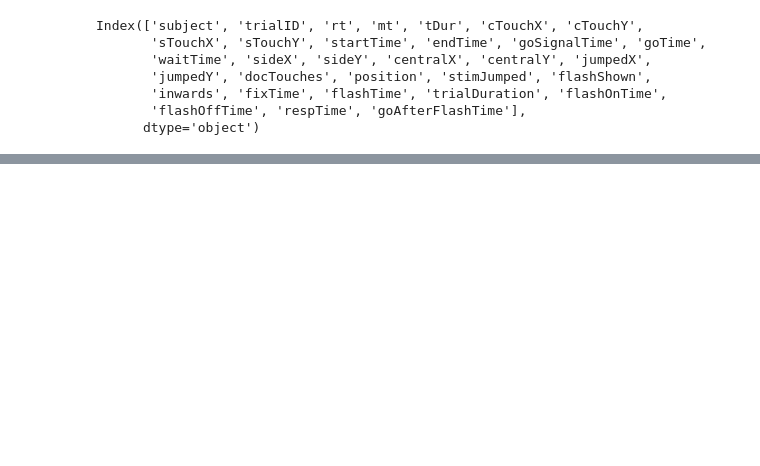
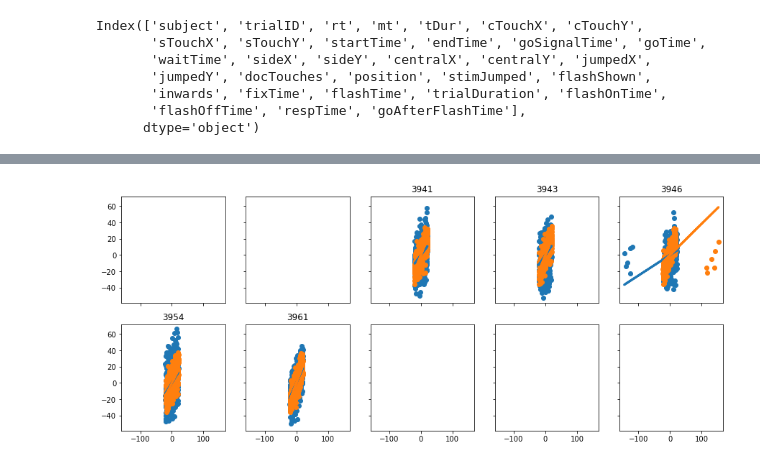
Before and after one commit to ClaraKuper/ManualInhibitionOnline, a Jupyter notebook: analysis/Sanity_Check.ipynb, the cells around one changed output, grey strips where cells are left out. Saved outputs shown, nothing was run; the diff lists cells and outputs as text; code cells hidden in the pictures; blank space fills up the shorter version.

```diff
--- a/analysis/Sanity_Check.ipynb
+++ b/analysis/Sanity_Check.ipynb
@@ -690,19 +806,0 @@ plt.scatter(df_serial['button0-x'], df_serial['button0-y'], label = 'button 0',
-# %%
-# center relative to the first dot
-# for serial trials
-
-# get the unique locations of the y button
-for yLoc in np.unique(df_serial['button0-y']):
-
-    # filter the data according to this values
-    yLocOn = df_serial['button0-y'] == yLoc
-
-    # get the mean value of this touch in the filtered data
-    meanX = np.mean(df_serial[df_serial['button0-y'] == yLoc][X_colnames[0]])
-    meanY = np.mean(df_serial[df_serial['button0-y'] == yLoc][Y_colnames[0]])
-
-    # loop through all columns and center them around this mean
-    for Xcol, Ycol in zip(X_colnames, Y_colnames):
-
-        df_serial.loc[yLocOn, Xcol] = df_serial[yLocOn][Xcol]-meanX
-        df_serial.loc[yLocOn, Ycol] = df_serial[yLocOn][Ycol]-meanY
@@ -1373,0 +807,79 @@ by Martin Rolfs: why are the error bars larger in the present condition than in
+# %%
+# Sanity check: the if touch coordinates are correlated with the position of each dot.
+
+# step 1: only data without a step
+df_nojump = df_serial[df_serial['stimJumped'] == 0.0]
+
+def check_touch_target_correlation(subjects, data):
+
+    """
+    check if the touch response correlates with the position of the dots on the screen
+    prints a plot with the correlation
+
+    INPUT:
+    subjects: a list of all subjects that participated
+    data: a pd dataframe of the component
+
+    OUTPUT:
+    None
+    """
+
+    # get the number of all subjects
+    nsubs = len(subjects)
+    # always plot 5 columns
+    plotcols = 5
+    # define the needed number of rows
+    plotrows = int(np.ceil(nsubs/plotcols))
+    # plot panels have size 3x3
+    size_per_panel = 3
+    # initialize the figure
+    fig_touch_target, axs_touch_target = plt.subplots(plotrows,plotcols, figsize = (size_per_panel * plotcols, size_per_panel * plotrows), sharex = True, sharey = True)
+
+    # loop through all subjects
+    for s_idx, s in enumerate(subjects):
+
+        try:
+
+            # filter the dataframe
+            sdf = data[data.subject == s].copy()
+
+            # step 1.1.: correct the y position with
+            sdf.loc[sdf.index, X_target_colnames] -= sdf[X_target_colnames].mean()
+            sdf.loc[sdf.index, Y_target_colnames] -= sdf[Y_target_colnames].mean()
+
+            sdf.loc[sdf.index, X_touch_colnames] -= sdf[X_touch_colnames].mean()
+            sdf.loc[sdf.index, Y_touch_colnames] -= sdf[Y_touch_colnames].mean()
+
+
+            # step 2: make a long list of the x positions
+            x_targets = pd.concat([sdf[x] for x in X_target_colnames], axis = 0, ignore_index = True)
+            y_targets = pd.concat([sdf[x] for x in Y_target_colnames], axis = 0, ignore_index = True)
+
+            x_touches = pd.concat([sdf[x] for x in X_touch_colnames], axis = 0, ignore_index = True)
+            y_touches = pd.concat([sdf[x] for x in Y_touch_colnames], axis = 0, ignore_index = True)
+
+            # step 3: plot the correlation between x position and x touch
+            axs_touch_target.flatten()[s_idx].scatter(x_targets, x_touches)
+            axs_touch_target.flatten()[s_idx].scatter(y_targets, y_touches)
+
+            # step 4: fit the regression
+            regr_X = linear_model.LinearRegression()
+            regr_X.fit(x_targets.values.reshape([-1,1]), x_touches.values.reshape([-1,1]))
+
+            regr_Y = linear_model.LinearRegression()
+            regr_Y.fit(y_targets.values.reshape([-1,1]), y_touches.values.reshape([-1,1]))
+
+            x_touches_pred = regr_X.predict(x_targets.values.reshape([-1,1]))
+            y_touches_pred = regr_Y.predict(y_targets.values.reshape([-1,1]))
+
+            axs_touch_target.flatten()[s_idx].plot(x_targets, x_touches_pred, linewidth = 3);
+            axs_touch_target.flatten()[s_idx].plot(y_targets, y_touches_pred, linewidth = 3);
+            axs_touch_target.flatten()[s_idx].set_title(s)
+
+            # TODO: define and check regression conditions:
+        except ValueError:
+            print('something went wrong with subject {}'.format(s))
+
+# run the check
+check_touch_target_correlation(subjects, df_nojump)
+# %% [output]
@@ -1373,0 +888 @@ by Martin Rolfs: why are the error bars larger in the present condition than in
+[figure, added]
```
Also changed, not shown: parts of 64 cells of this notebook, 11 other files.
